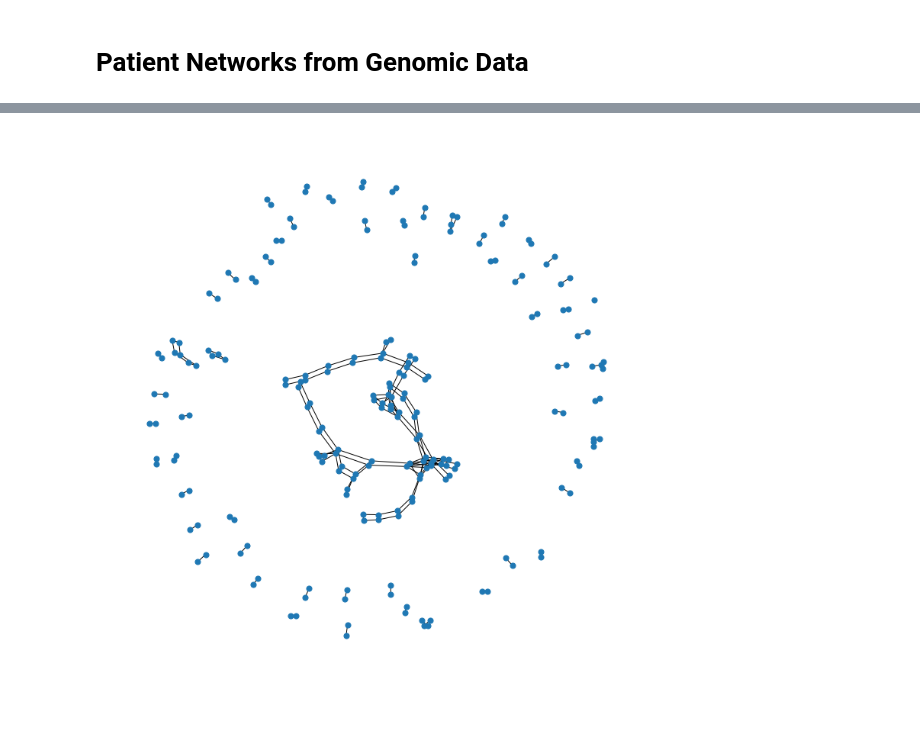
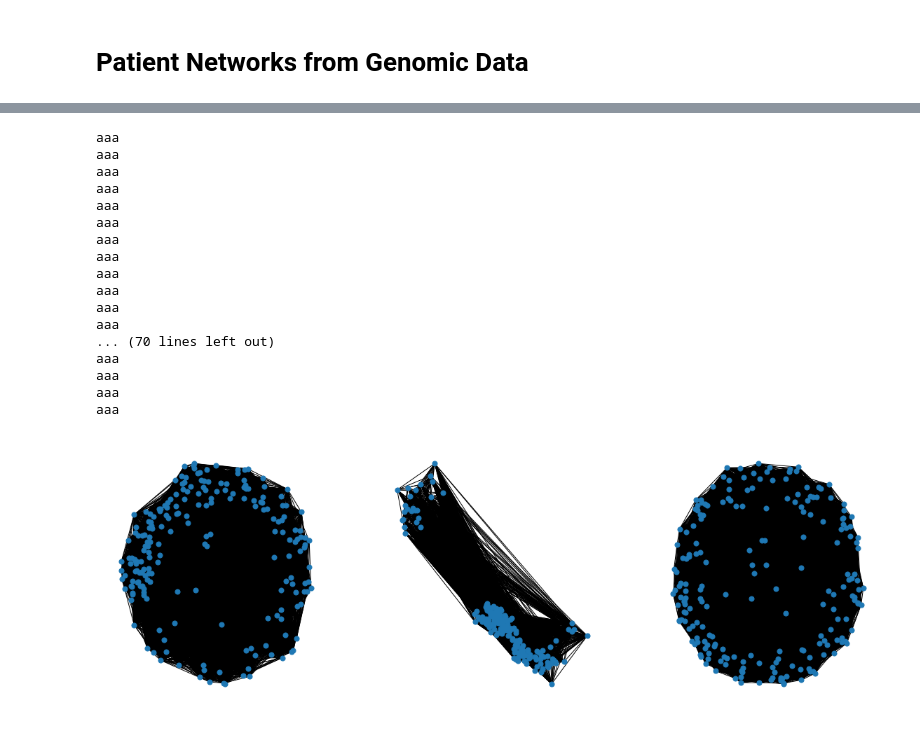
Before and after one commit to Educorreia932/FCUP-BINF, a Jupyter notebook: Assignments/Assignment 6/notebook.ipynb, the cells around one changed output, grey strips where cells are left out. Drawn from its saved outputs; the diff is of its cells as text; code cells hidden in the pictures.

```diff
--- a/Assignments/Assignment 6/notebook.ipynb
+++ b/Assignments/Assignment 6/notebook.ipynb
@@ -31,5 +34,6 @@ methylation.head()
 # %%
 mirna = pd.read_table("data/LUNG_Mirna_Expression.tsv", index_col=False)
+mirna = mirna.iloc[:, 1:]
 
 mirna.head()
 # %% [output]
@@ -43,9 +47,11 @@ mirna.head()
+# %%
+dataframes = [gene_expression, methylation, mirna]
 # %%
 figure, axes = plt.subplots(1, 3, sharey=True, figsize=(20, 15))
 
-axes[0].matshow(gene_expression.corr())
-axes[1].matshow(methylation.corr())
-axes[2].matshow(mirna.corr())
+for i, dataframe in enumerate(dataframes):
+    axes[i].matshow(dataframe.corr())
+    axes[i].set_axis_off()
 
 plt.show()
 # %% [output]
@@ -52,0 +59,8 @@ plt.show()
+# %%
+# Filter matrixes by correlation values
+threshold = 0.3
+
+for i, dataframe in enumerate(dataframes):
+    dataframes[i] = dataframe[abs(dataframe) >= threshold]
+
+dataframes[0].head()
@@ -53,16 +75,38 @@ plt.show()
 # %%
-graph = networkx.Graph()
+figure, axes = plt.subplots(1, 3, figsize=(20, 7))
 
-for i, column in enumerate(gene_expression.columns):
-    graph.add_node(column)
+for k, dataframe in enumerate(dataframes):
+    graph = networkx.Graph()
 
-for i, row in gene_expression.corr().iterrows():
-    for j, correlation in enumerate(row):
-        if correlation > 0.3:
-            graph.add_edge(i, j, weight=correlation)
+    for i, column in enumerate(dataframe.columns):
+        graph.add_node(column)
 
-plt.figure(figsize=(10, 10))
+    for i, row in dataframe.corr().iterrows():
+        for j, correlation in enumerate(row):
+            if not np.isnan(correlation):
+                graph.add_edge(i, j, weight=correlation)
 
-networkx.draw(graph, node_size=50)
+    networkx.draw(graph, node_size=50, ax=axes[k])
+
+    axes[k].set_axis_off()
+
+plt.show()
 # %% [output]
+aaa
+aaa
+aaa
+aaa
+aaa
+aaa
+aaa
+aaa
+aaa
+aaa
+aaa
+aaa
+... (70 lines left out)
+aaa
+aaa
+aaa
+aaa
-[figure, old version]
+[figure, new version]
```
Also changed, not shown: parts of 7 cells of this notebook, 1 other file.
